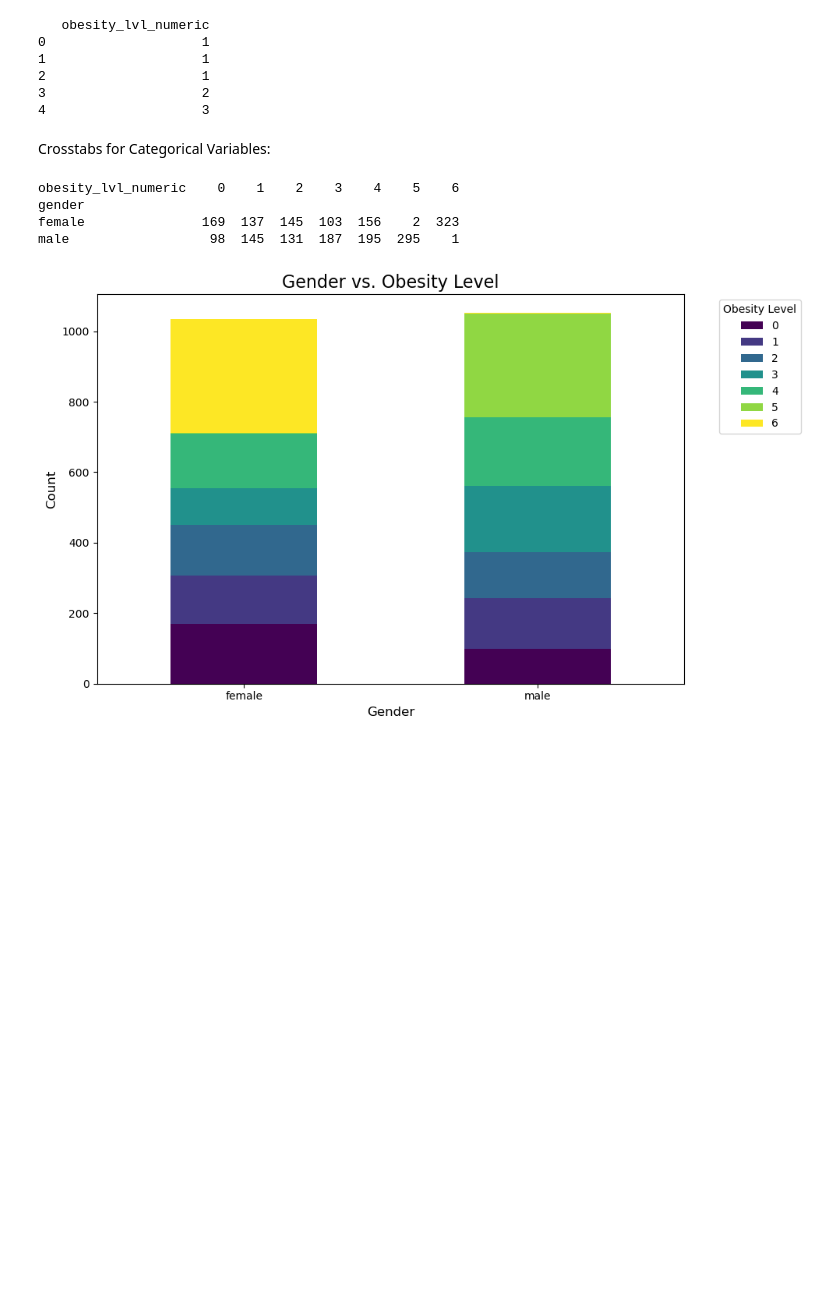
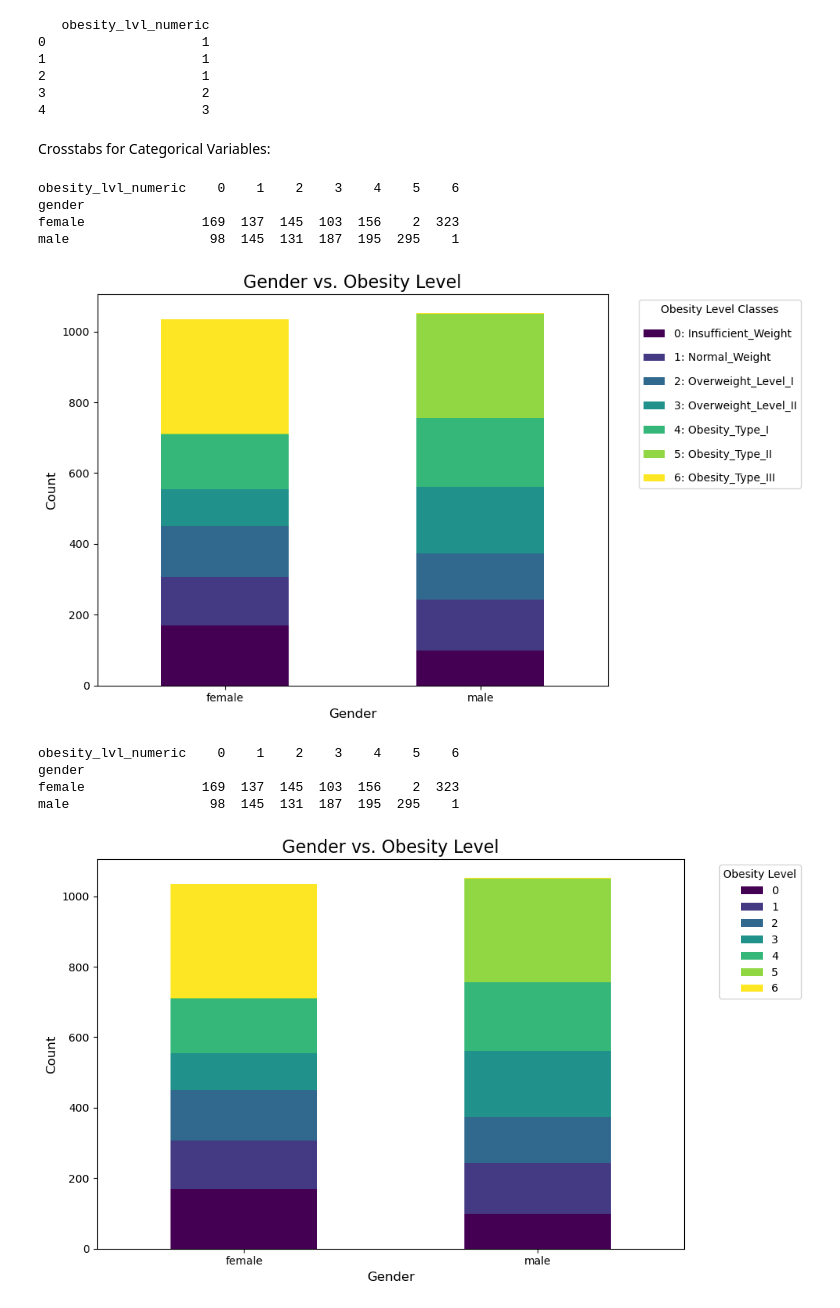
Before and after one commit to KlaudijaK/Final_Project-Obesity-, a Jupyter notebook: Obesity_project.ipynb, the cells around one changed output. Cells and saved outputs as stored; diff of their text form; code cells hidden in the pictures; blank space fills up the shorter version.

```diff
--- a/Obesity_project.ipynb
+++ b/Obesity_project.ipynb
@@ -367,6 +367,47 @@ print(df[['obesity_lvl_numeric']].head())
 4                    3
 # %% [markdown]
 Crosstabs for Categorical Variables:
+# %%
+import pandas as pd
+import seaborn as sns
+import matplotlib.pyplot as plt
+
+# Example crosstab between 'gender' and 'obesity_lvl_numeric'
+crosstab_result = pd.crosstab(df['gender'], df['obesity_lvl_numeric'])
+
+# Print the crosstab for inspection
+print(crosstab_result)
+
+# Prepare legend labels using numeric_to_str
+legend_labels = [f"{i}: {numeric_to_str[i]}" for i in range(7)]
+
+# Plotting the crosstab with a bar plot, stacking for clarity
+ax = crosstab_result.plot(kind='bar', stacked=True, figsize=(10, 6), colormap='viridis')
+
+# Enhance plot details
+plt.title('Gender vs. Obesity Level', fontsize=16)
+plt.xlabel('Gender', fontsize=12)
+plt.ylabel('Count', fontsize=12)
+plt.xticks(rotation=0)  # Keep x labels horizontal for readability
+
+# Add legend with detailed class mapping
+plt.legend(
+    legend_labels,
+    title="Obesity Level Classes",
+    bbox_to_anchor=(1.05, 1),
+    loc='upper left',
+    labelspacing=1.2
+)
+plt.tight_layout()
+
+# Show the plot
+plt.show()
+# %% [output]
+obesity_lvl_numeric    0    1    2    3    4    5    6
+gender
+female               169  137  145  103  156    2  323
+male                  98  145  131  187  195  295    1
+[figure, added]
 # %%
 import pandas as pd
 import seaborn as sns
```
Also changed, not shown: parts of 2 cells of this notebook.
